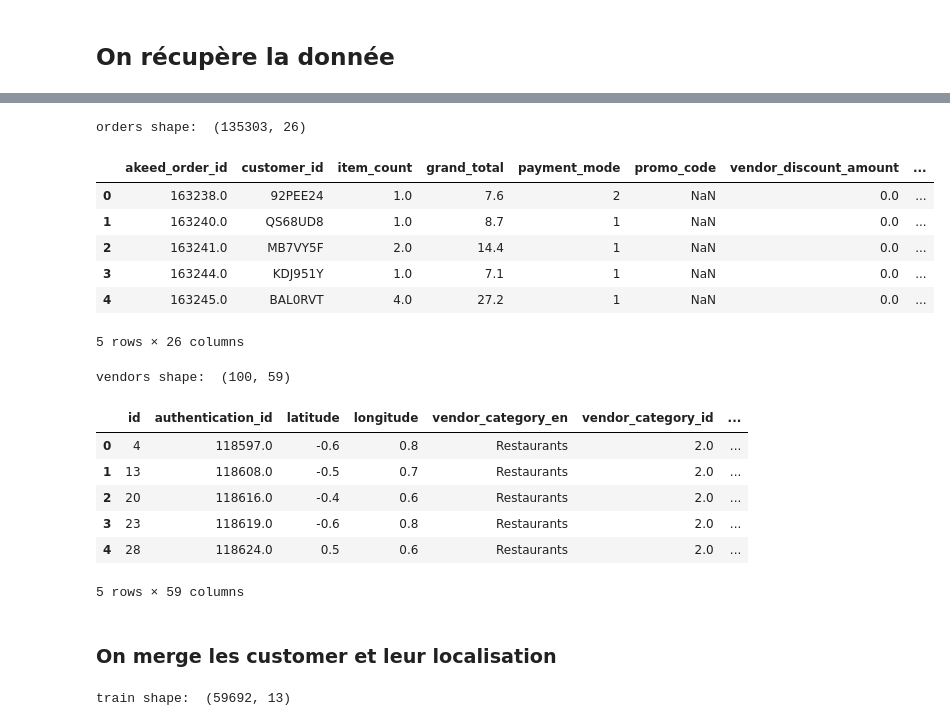
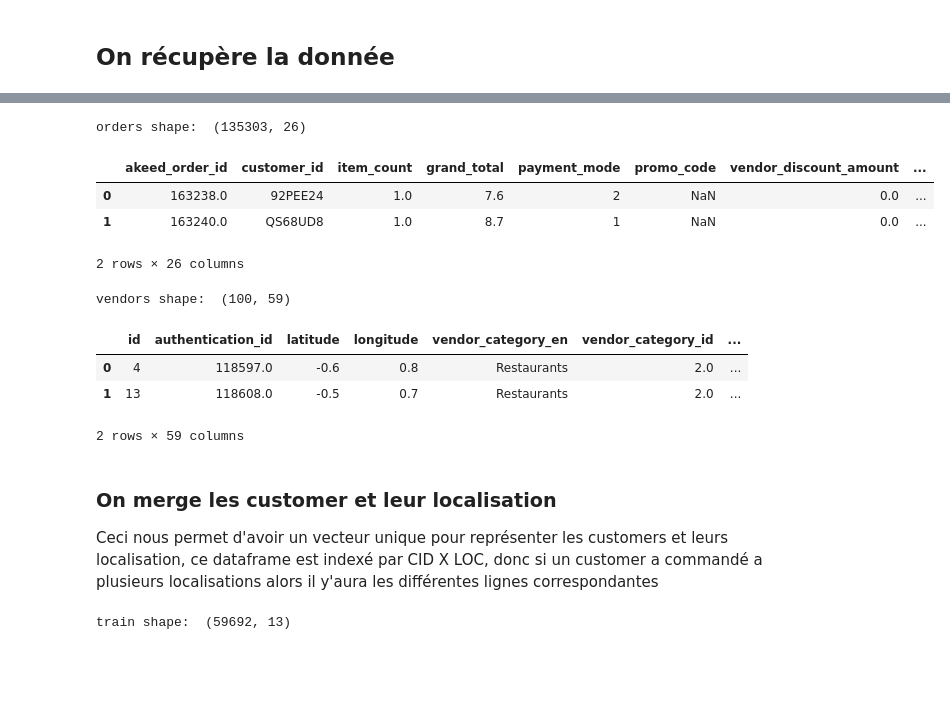
Before and after one commit to pili27/rema, a Jupyter notebook: FinalProject_Notebook.ipynb, the cells around one changed output, grey strips where cells are left out. Cells and saved outputs as stored; diff of their text form; code cells hidden in the pictures; blank space fills up the shorter version.

```diff
--- a/FinalProject_Notebook.ipynb
+++ b/FinalProject_Notebook.ipynb
@@ -57,29 +67,25 @@ test_locations shape:  (16720, 5)
 # %%
 print('orders shape: ', orders.shape)
-orders.head()
+orders.head(2)
 # %% [output]
 orders shape:  (135303, 26)
 |  | akeed_order_id | customer_id | item_count | grand_total | payment_mode | promo_code | vendor_discount_amount | ... |
 | 0 | 163238.0 | 92PEE24 | 1.0 | 7.6 | 2 | NaN | 0.0 | ... |
 | 1 | 163240.0 | QS68UD8 | 1.0 | 8.7 | 1 | NaN | 0.0 | ... |
-| 2 | 163241.0 | MB7VY5F | 2.0 | 14.4 | 1 | NaN | 0.0 | ... |
-| 3 | 163244.0 | KDJ951Y | 1.0 | 7.1 | 1 | NaN | 0.0 | ... |
-| 4 | 163245.0 | BAL0RVT | 4.0 | 27.2 | 1 | NaN | 0.0 | ... |
-5 rows × 26 columns
+2 rows × 26 columns
 # %%
 print('vendors shape: ', vendors.shape)
-vendors.head()
+vendors.head(2)
 # %% [output]
 vendors shape:  (100, 59)
 |  | id | authentication_id | latitude | longitude | vendor_category_en | vendor_category_id | ... |
 | 0 | 4 | 118597.0 | -0.6 | 0.8 | Restaurants | 2.0 | ... |
 | 1 | 13 | 118608.0 | -0.5 | 0.7 | Restaurants | 2.0 | ... |
-| 2 | 20 | 118616.0 | -0.4 | 0.6 | Restaurants | 2.0 | ... |
-| 3 | 23 | 118619.0 | -0.6 | 0.8 | Restaurants | 2.0 | ... |
-| 4 | 28 | 118624.0 | 0.5 | 0.6 | Restaurants | 2.0 | ... |
-5 rows × 59 columns
+2 rows × 59 columns
-# %% [markdown]
-### On merge les customer et leur localisation
+# %% [markdown]
+### On merge les customer et leur localisation
+
+Ceci nous permet d'avoir un vecteur unique pour représenter les customers et leurs localisation, ce dataframe est indexé par CID X LOC, donc si un customer a commandé a plusieurs localisations alors il y'aura les différentes lignes correspondantes
 # %%
 # merge train_customers and train_locations
 train = pd.merge(train_customers, train_locations, left_on='akeed_customer_id', right_on='customer_id', how='right')
```
Also changed, not shown: parts of 41 cells of this notebook, 2 other files.
